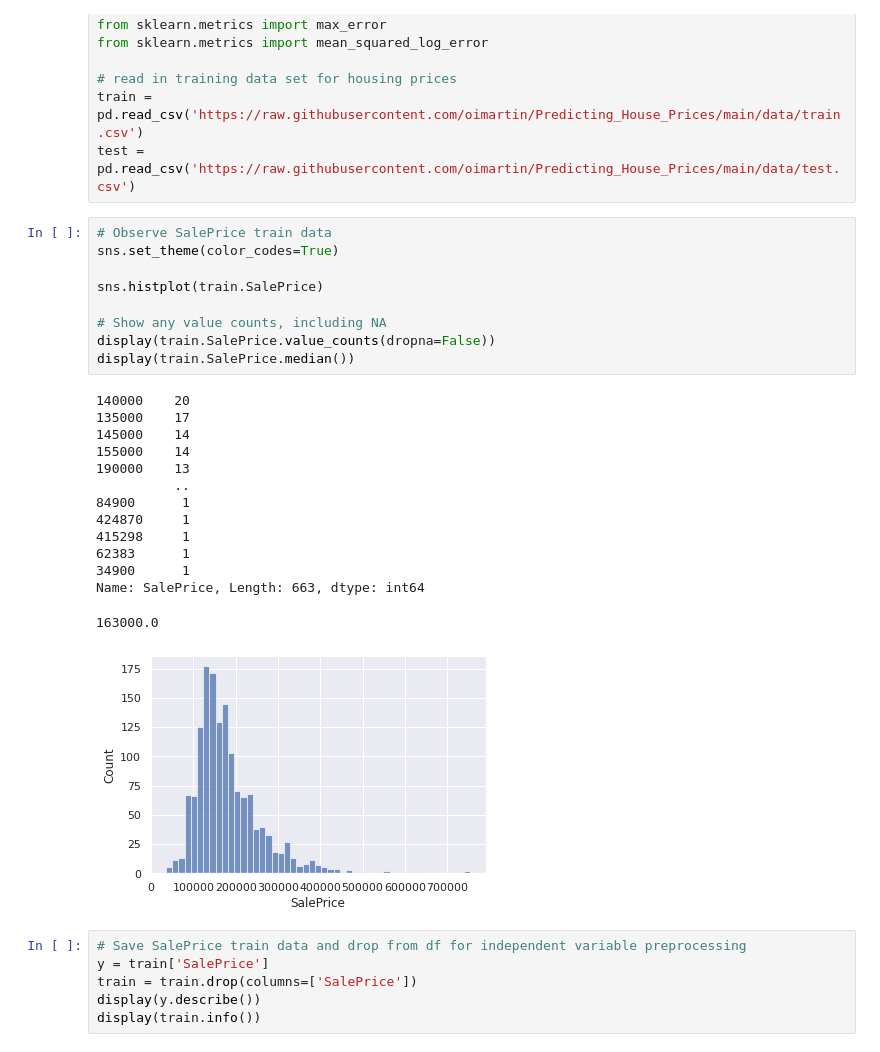
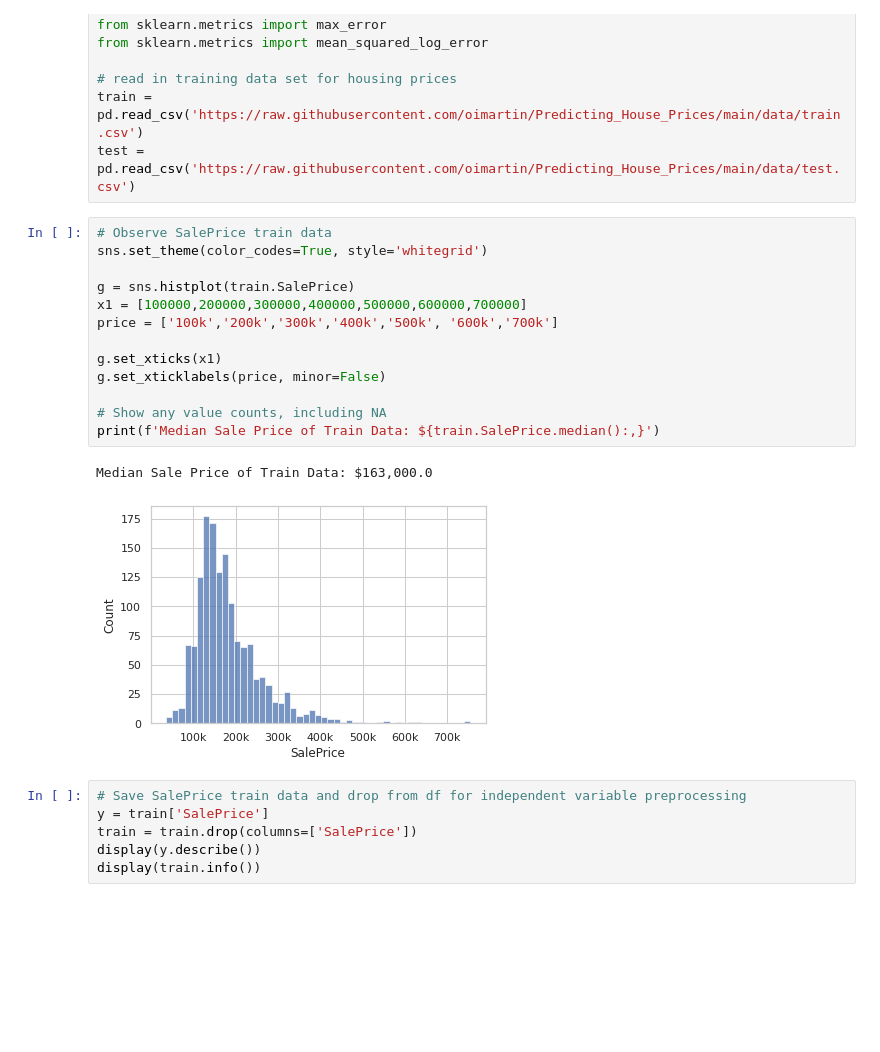
Before and after one commit to oimartin/Predicting_House_Prices, a Jupyter notebook: predicting_home_prices.ipynb, the cells around one changed output. Saved outputs shown, nothing was run; the diff lists cells and outputs as text; blank space fills up the shorter version.

Commit message:
update histogram of home prices in train

```diff
--- a/predicting_home_prices.ipynb
+++ b/predicting_home_prices.ipynb
@@ -43,28 +43,20 @@ train = pd.read_csv('https://raw.githubusercontent.com/oimartin/Predicting_House
 test = pd.read_csv('https://raw.githubusercontent.com/oimartin/Predicting_House_Prices/main/data/test.csv')
 # %%
 # Observe SalePrice train data
-sns.set_theme(color_codes=True)
+sns.set_theme(color_codes=True, style='whitegrid')
 
-sns.histplot(train.SalePrice)
+g = sns.histplot(train.SalePrice)
+x1 = [100000,200000,300000,400000,500000,600000,700000]
+price = ['100k','200k','300k','400k','500k', '600k','700k']
+
+g.set_xticks(x1)
+g.set_xticklabels(price, minor=False)
 
 # Show any value counts, including NA
-display(train.SalePrice.value_counts(dropna=False))
-display(train.SalePrice.median())
+print(f'Median Sale Price of Train Data: ${train.SalePrice.median():,}')
 # %% [output]
-140000    20
-135000    17
-145000    14
-155000    14
-190000    13
-          ..
-84900      1
-424870     1
-415298     1
-62383      1
-34900      1
-Name: SalePrice, Length: 663, dtype: int64
+Median Sale Price of Train Data: $163,000.0
-163000.0
-[figure, old version]
+[figure, new version]
 # %%
 # Save SalePrice train data and drop from df for independent variable preprocessing
 y = train['SalePrice']
```
Also changed, not shown: parts of 12 cells of this notebook.
